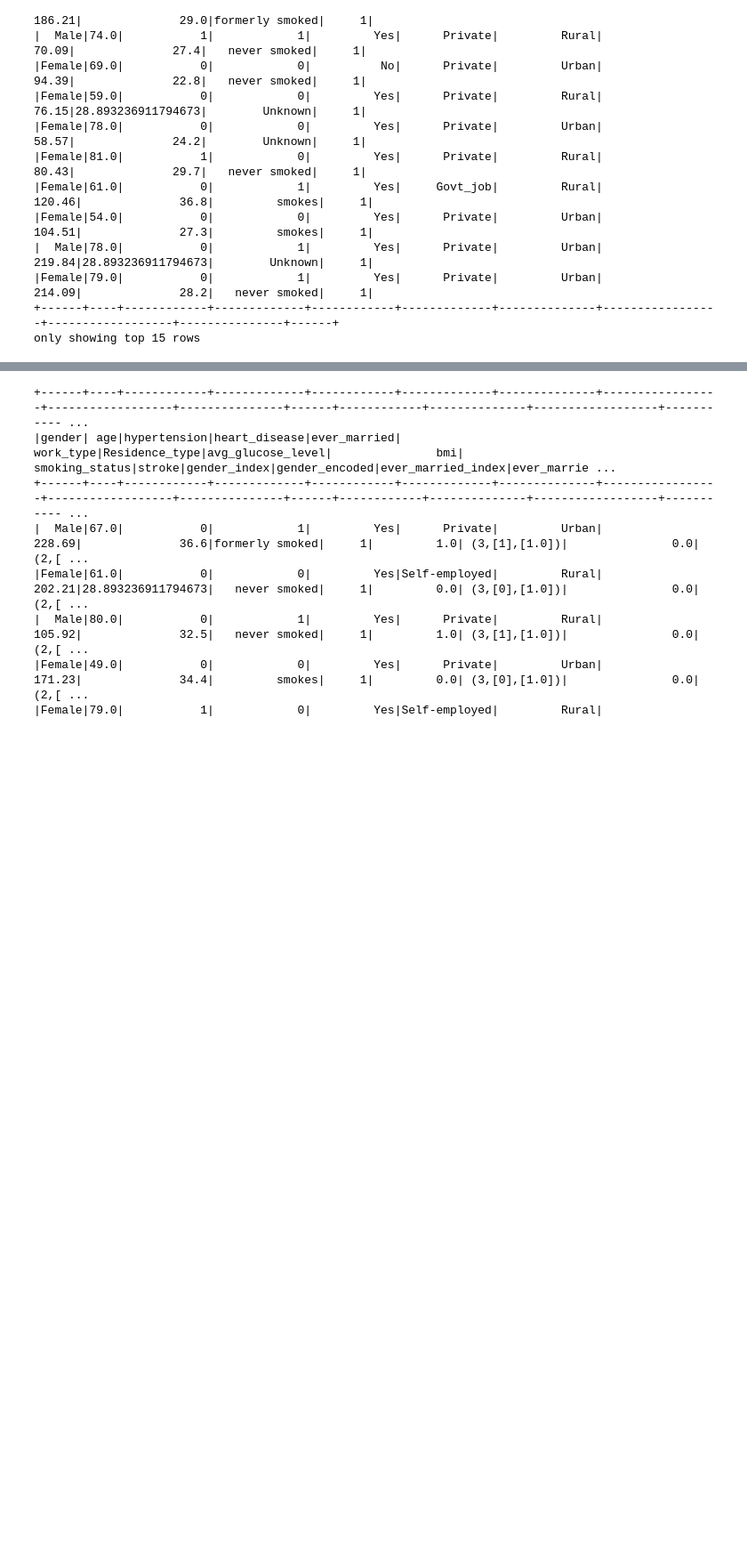
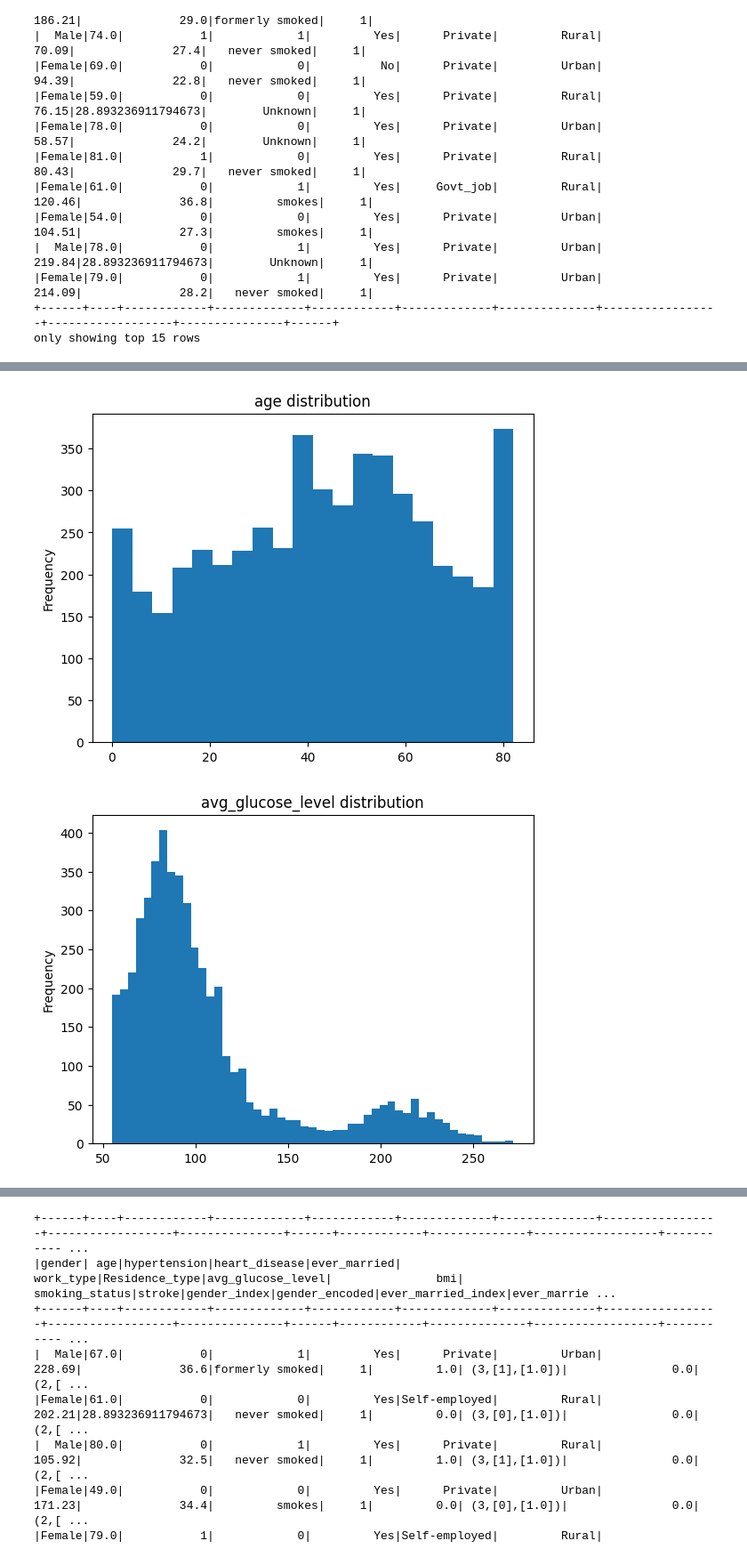
Before and after one commit to TanjaArsic/Data-warehouse-data-mining, a Jupyter notebook: stroke_prediction.ipynb, the cells around one changed output, grey strips where cells are left out. Shown: that part at 89% size. Drawn from its saved outputs; the diff is of its cells as text; code cells hidden in the pictures; blank space fills up the shorter version.

```diff
--- a/stroke_prediction.ipynb
+++ b/stroke_prediction.ipynb
@@ -109,0 +157,11 @@ only showing top 15 rows
+# %%
+for column in numerical_feature_columns:
+    values = dataset_df.select(column).rdd.flatMap(lambda x: x).collect()
+
+    plt.hist(values, bins='auto')
+    plt.ylabel('Frequency')
+    plt.title(f'{column} distribution')
+    plt.show()
+# %% [output]
+[figure, added]
+[figure, added]
```
Also changed, not shown: parts of 10 cells of this notebook, 2 other files.
